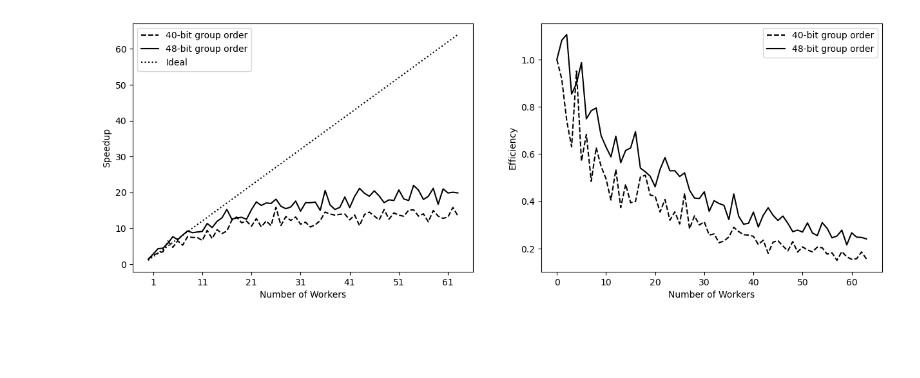
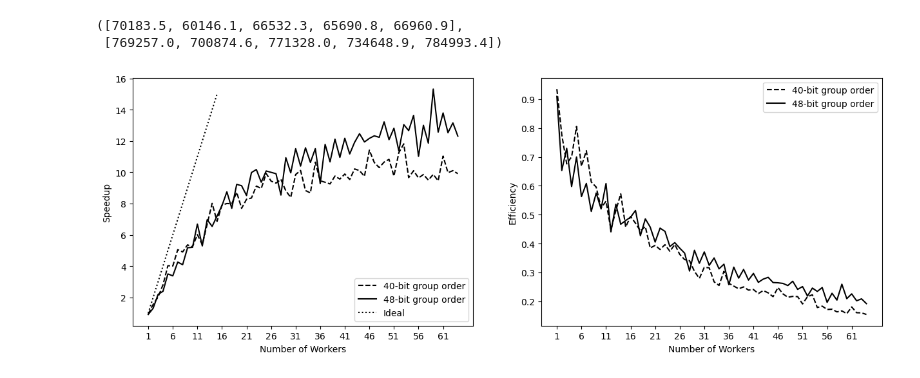
Before and after one commit to gio54321/parallel-pohlig-hellman, a Jupyter notebook: plots/plots.ipynb, the cells around one changed output. Saved outputs shown, nothing was run; the diff lists cells and outputs as text; code cells hidden in the pictures; blank space fills up the shorter version.

```diff
--- a/plots/plots.ipynb
+++ b/plots/plots.ipynb
@@ -32,35 +1,77 @@ c[:3], b[:3]
+# %%
+with open('bsgs.txt', 'r') as f:
+    lines = f.read().splitlines()
+
+# 0 is sequential
+avg_40 = [0] * 65
+avg_48 = [0] * 65
+
+i = 0
+while i < len(lines):
+    nw = lines[i].split(' ')[3]
+    sum_times = 0
+    for _ in range(10):
+        comment= lines[i]
+        i += 1
+        time = float(lines[i].split(' ')[3])
+        i += 1
+        sum_times += time
+    avg_40[int(nw)] += sum_times / 10
+
+    sum_times = 0
+    for _ in range(10):
+        comment= lines[i]
+        i += 1
+        time = float(lines[i].split(' ')[3])
+        i += 1
+        sum_times += time
+    avg_48[int(nw)] += sum_times / 10
+
+avg_40[-5:], avg_48[-5:]
+# %% [output]
+([70183.5, 60146.1, 66532.3, 65690.8, 66960.9],
+ [769257.0, 700874.6, 771328.0, 734648.9, 784993.4])
 # %%
+speedup_40 = [avg_40[0] / x for x in avg_40[1:]]
+speedup_48 = [avg_48[0] / x for x in avg_48[1:]]
+
+efficiency_40 = [x / (i+1) for i, x in enumerate(speedup_40)]
+efficiency_48 = [x / (i+1) for i, x in enumerate(speedup_48)]
+
+
 from matplotlib import pyplot as plt
 
 # plot both speedup and efficiency on the same figure, different subplots
 fig, (ax1, ax2) = plt.subplots(1, 2, figsize=(15, 5))
 # ax1.plot(a, label='32-bit', color='black', linestyle='dashed')
-ax1.plot(b, label='40-bit group order', color='black', linestyle='dashed')
-ax1.plot(c, label='48-bit group order', color='black', linestyle='solid')
-ax1.plot([x+1 for x in range(len(a))], label='Ideal', color='black', linestyle='dotted')
-ax1.xaxis.set_ticks([x for x in range(1, len(a)+1, 10)])
+x_axis = [x+1 for x in range(len(speedup_40))]
+ax1.plot(x_axis, speedup_40, label='40-bit group order', color='black', linestyle='dashed')
+ax1.plot(x_axis, speedup_48, label='48-bit group order', color='black', linestyle='solid')
+ax1.plot(x_axis[:15], x_axis[:15], label='Ideal', color='black', linestyle='dotted')
+ax1.xaxis.set_ticks([x for x in range(1, len(speedup_40)+1, 5)])
 ax1.set_xlabel('Number of Workers')
 ax1.set_ylabel('Speedup')
 # ax1.set_title('Parallel BSGS')
 ax1.legend()
 
 # second subplot
 # ax2.plot(e_a, label='32-bit', color='black', linestyle='dashed')
-ax2.plot(e_b, label='40-bit group order', color='black', linestyle='dashed')
-ax2.plot(e_c, label='48-bit group order', color='black', linestyle='solid')
+ax2.plot(x_axis, efficiency_40, label='40-bit group order', color='black', linestyle='dashed')
+ax2.plot(x_axis, efficiency_48, label='48-bit group order', color='black', linestyle='solid')
 ax2.set_xlabel('Number of Workers')
 ax2.set_ylabel('Efficiency')
+ax2.xaxis.set_ticks([x for x in range(1, len(speedup_40)+1, 5)])
 # ax2.set_title('Parallel BSGS')
 ax2.legend()
 
 plt.show()
 
 #fig.savefig('bsgs.pdf')
 
 # save pdf with no borders
 fig.savefig('bsgs.pdf', bbox_inches='tight')
 # %% [output]
-[figure, old version]
+[figure, new version]
 # %%
 
 with open('load_factor.txt', 'r') as f:
```
Also changed, not shown: parts of 7 cells of this notebook, 23 other files.
